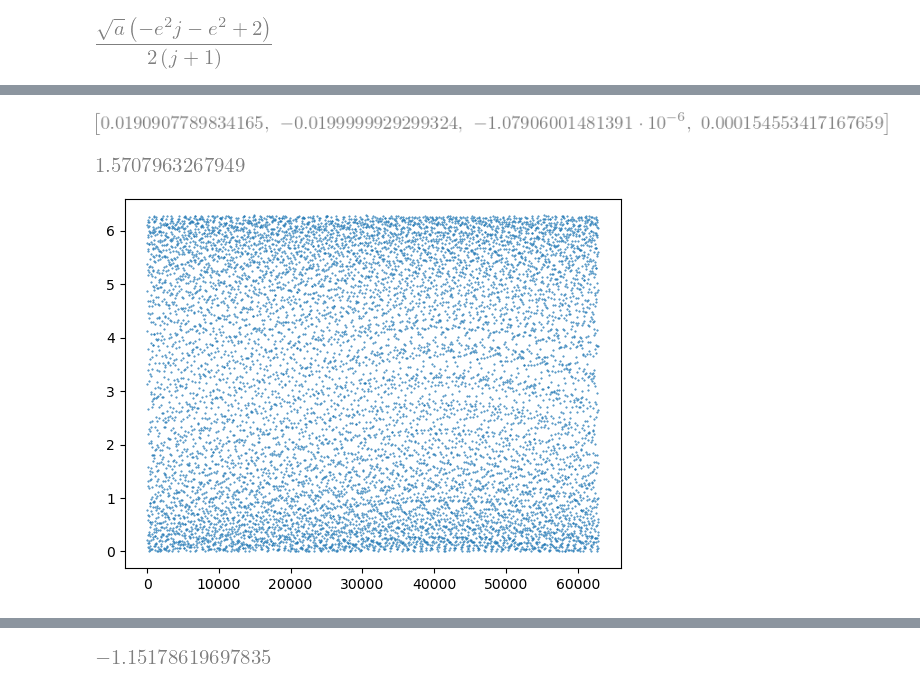
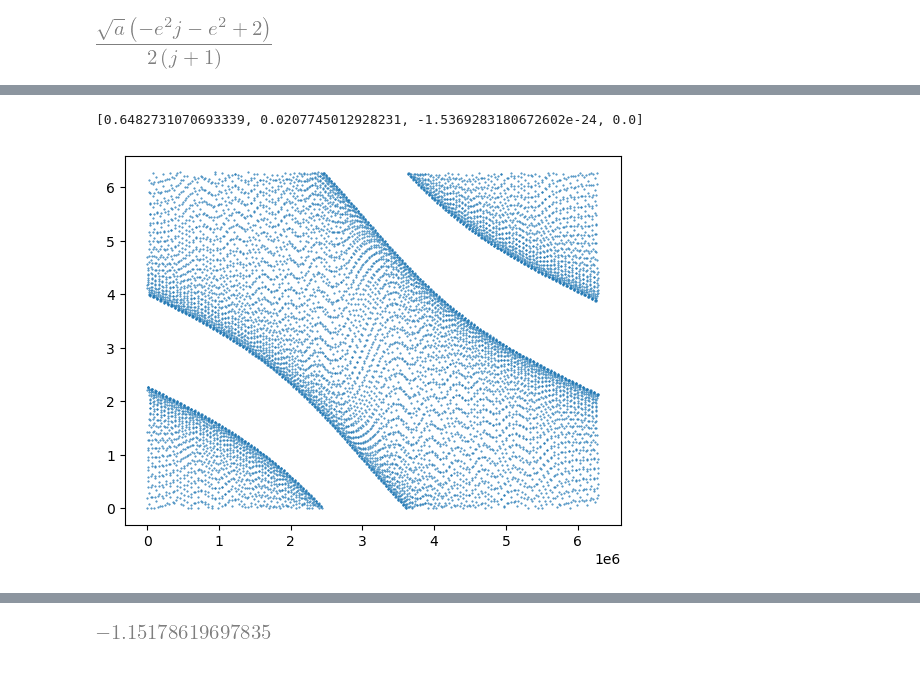
Before and after one commit to jtlaune/wc-apsidal-precession, a Jupyter notebook: paper-2-poincaire.ipynb, the cells around one changed output, grey strips where cells are left out. Cells and saved outputs as stored; diff of their text form; code cells hidden in the pictures.

```diff
--- a/paper-2-poincaire.ipynb
+++ b/paper-2-poincaire.ipynb
@@ -185,0 +124,4 @@ root(_,[0.0018545813241412296,0.37970784075555575],method="lm", options={'xtol':
+# %%
+_ = H1_expr.subs(params)#.subs({th:params["th0"],thp:params["thp0"]})#.subs({J:0.018,Jp:0.3613})
+display(_)
+_ = lambdify([th, thp, J, Jp], _)
@@ -197,8 +164,0 @@ plt.show()
-# %%
-initconds = [
-    params["th0"],
-    params["thp0"],
-    0.020255,
-    0.3613
-]
-func(0,initconds)
@@ -262,18 +165,6 @@ print(Jvals)
-# %%
-initconds = [
-    params["th0"],
-    params["thp0"],
-    0.0018545813241412296,#Jvals[jit],
-    0.37970784075555575
-]
-func(0,initconds)
-# %% [output]
-[figure, removed]
-# %%
-params["thp0"]
-# %% [output]
-[figure, removed]
 # %%
+print(func(0,initconds))
+
 def section_thp(t, x0):
     return npy.sin(x0[1])
 
@@ -282,28 +173,26 @@ def section_th(t, x0):
 
 section_thp.direction = 1
 section_th.direction = 1
-initconds = [
-    params["th0"],
-    params["thp0"],
-    #0.020255,
-    #0.3613
-    0.01,
-    0.3613,
-]
-teval = npy.linspace(0, 2 * npy.pi * 1e4, 10000)
+
+teval = npy.linspace(0, 2 * npy.pi * 1e6, 10000)
 sol = sp.integrate.solve_ivp(
     func,
     [teval[0], teval[-1]],
     initconds,
     t_eval=teval,
-    rtol=1e-9,
-    atol=1e-9,
+    rtol=1e-12,
+    atol=1e-12,
     method="DOP853",
     events=[section_thp, section_th],
 )
+# %% [output]
+[0.6482731070693339, 0.0207745012928231, -1.5369283180672602e-24, 0.0]
 # %%
 plt.clf()
-plt.scatter(sol.t,sol.y[0,:]%(2*npy.pi),s=0.2)
+#plt.scatter(sol.t,sol.y[0,:]%(2*npy.pi),s=0.2)
+plt.scatter(sol.t,sol.y[1,:]%(2*npy.pi),s=0.2)
+#plt.scatter(sol.t,sol.y[2,:],s=0.2)
+#plt.scatter(sol.t,_(sol.y[0,:],sol.y[1,:],sol.y[2,:],sol.y[3,:],))
 plt.show()
 # %% [output]
-[figure, old version]
+[figure, new version]
```
Also changed, not shown: parts of 18 cells of this notebook.
